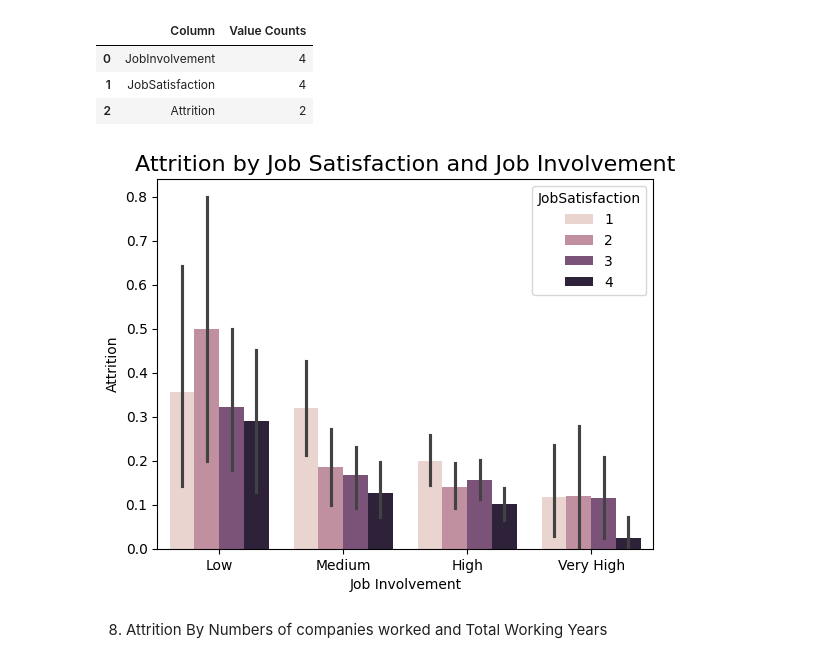
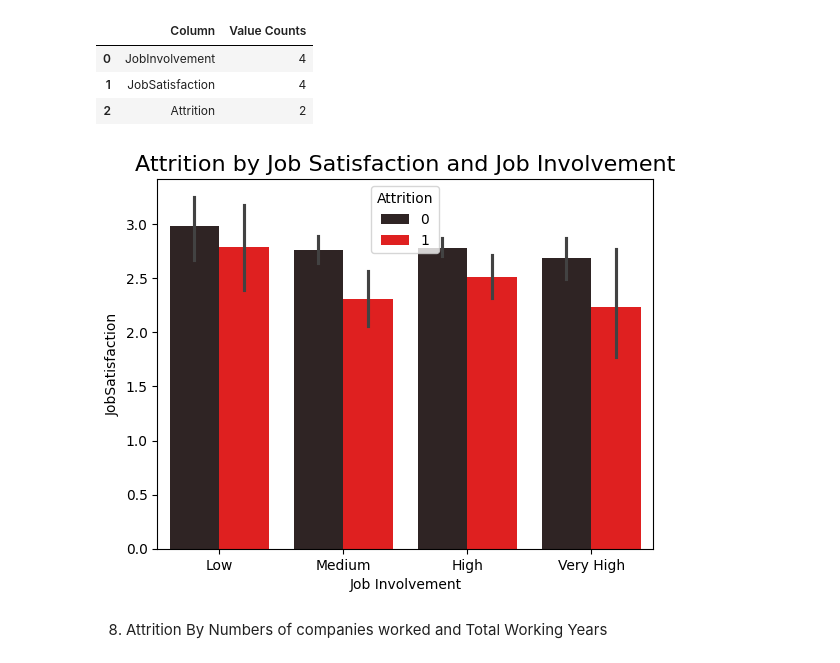
Before and after one commit to CreativeTob/InsightHQ, a Jupyter notebook: main.ipynb, the cells around one changed output. Saved outputs shown, nothing was run; the diff lists cells and outputs as text; code cells hidden in the pictures.

```diff
--- a/main.ipynb
+++ b/main.ipynb
@@ -1040,14 +1138,14 @@ Value Counts for each column of the combination
 | 1 | JobSatisfaction | 4 |
 | 2 | Attrition | 2 |
 # %%
-sns.barplot(data = df, x = 'JobInvolvement', y = 'Attrition', hue = 'JobSatisfaction')
+sns.barplot(data = df, x = 'JobInvolvement', y = 'JobSatisfaction', hue = 'Attrition', color='red')
 
 plt.title('Attrition by Job Satisfaction and Job Involvement', fontsize=16)
 plt.xticks(ticks=[0,1,2,3], labels = rank_labels)
 plt.xlabel('Job Involvement')
 plt.show()
 # %% [output]
-[figure, old version]
+[figure, new version]
 # %% [markdown]
 8. Attrition By Numbers of companies worked and Total Working Years
 # %%
```
Also changed, not shown: parts of 53 cells of this notebook, 1 other file.
